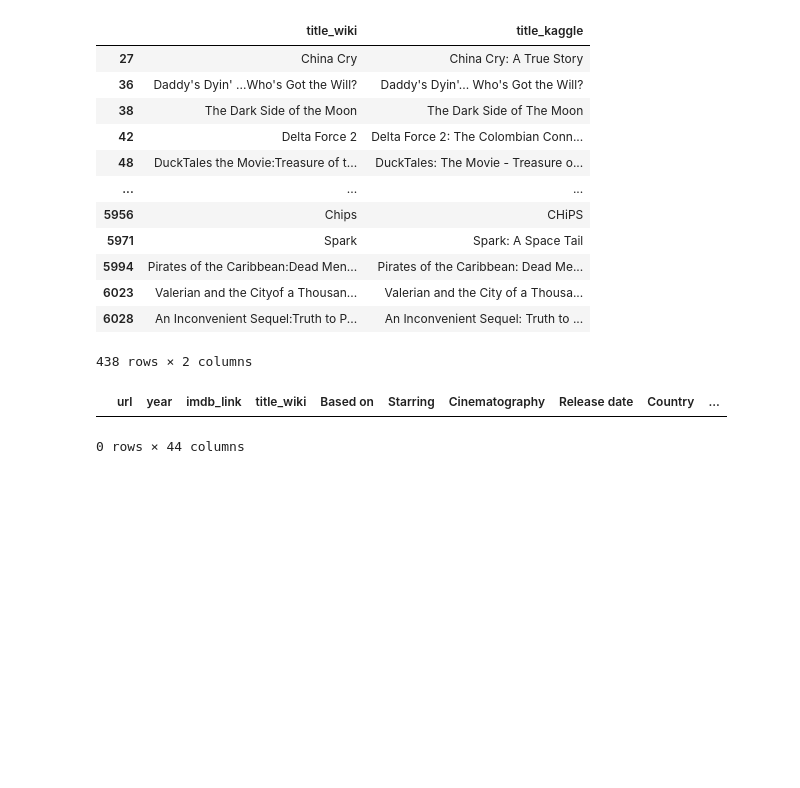
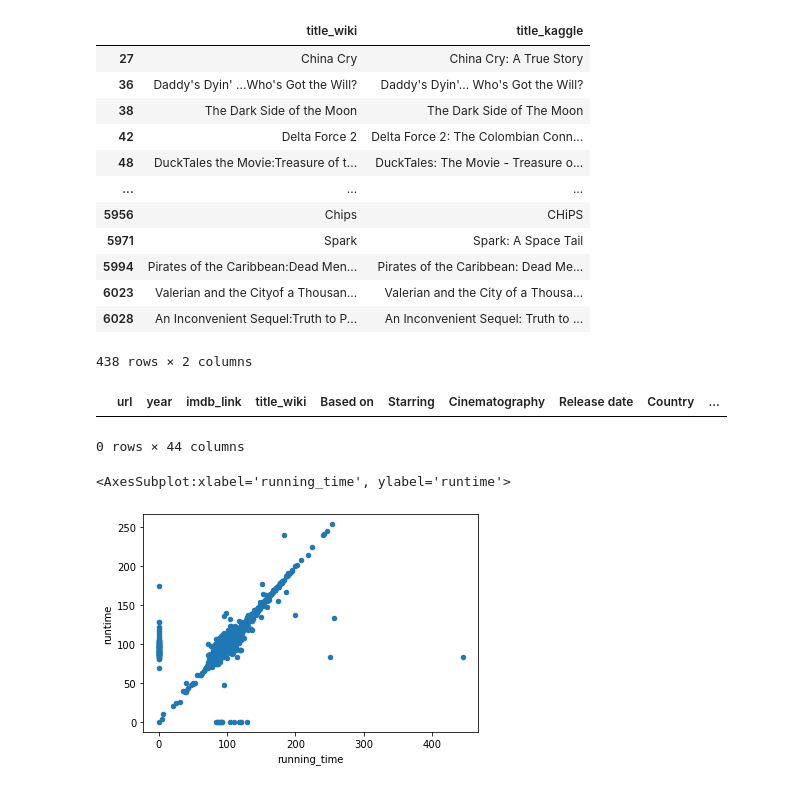
Before and after one commit to cflavallee/Movies-ETL, a Jupyter notebook: WikiMovies.ipynb, the cells around one changed output. Saved outputs shown, nothing was run; the diff lists cells and outputs as text; code cells hidden in the pictures; blank space fills up the shorter version.

```diff
--- a/WikiMovies.ipynb
+++ b/WikiMovies.ipynb
@@ -710,3 +710,6 @@ video                     object
 vote_average             float64
 vote_count               float64
 dtype: object
+# %%
+
+wiki_movies_df['running_time'] = pd.to_numeric(wiki_movies_df['running_time'], errors='raise')
@@ -874,3 +894,8 @@ movies_df[(movies_df['title_kaggle'] == '') | (movies_df['title_kaggle'].isnull(
 # %% [output]
 |  | url | year | imdb_link | title_wiki | Based on | Starring | Cinematography | Release date | Country | ... |
 0 rows × 44 columns
+# %%
+movies_df.fillna(0).plot(x='running_time', y='runtime', kind='scatter')
+# %% [output]
+<AxesSubplot:xlabel='running_time', ylabel='runtime'>
+[figure, added]
```
Also changed, not shown: parts of 31 cells of this notebook.
